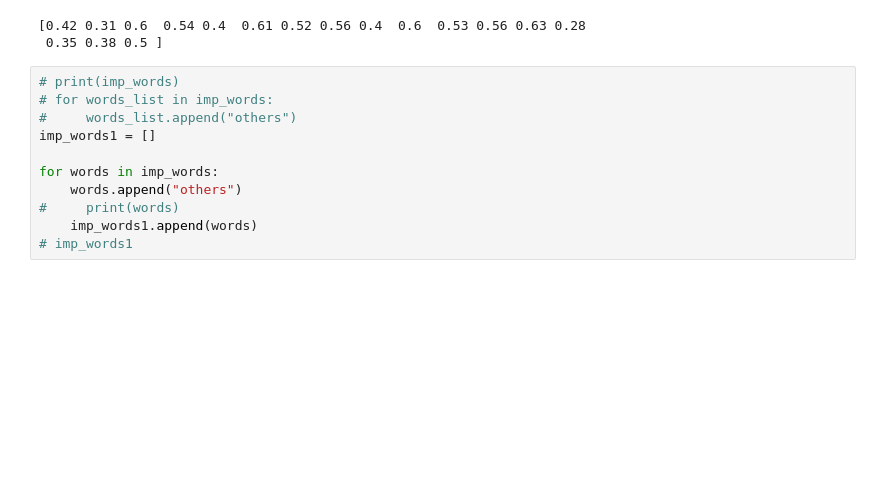
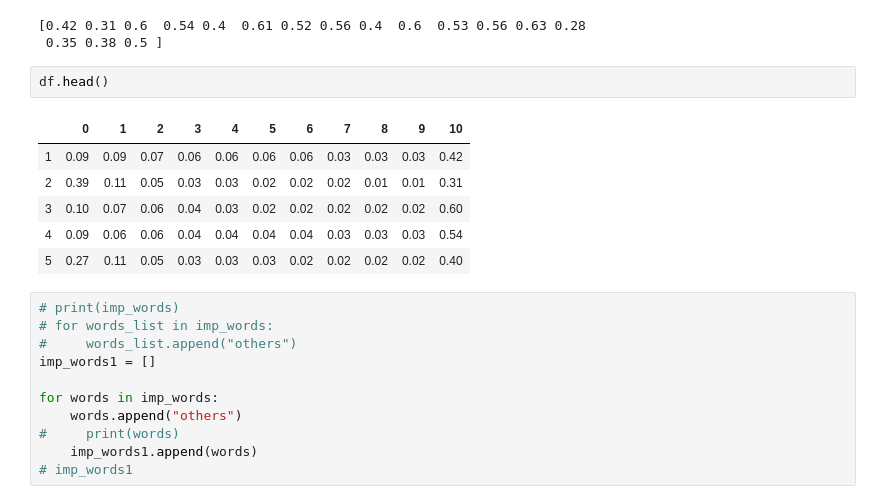
Before and after one commit to bishalsainju/Job-Satisfaction, a Jupyter notebook: analysis2/Top Ten Terms.ipynb, the cells around one changed output. Saved outputs shown, nothing was run; the diff lists cells and outputs as text; blank space fills up the shorter version.

```diff
--- a/analysis2/Top Ten Terms.ipynb
+++ b/analysis2/Top Ten Terms.ipynb
@@ -140,6 +140,15 @@ df = df.T
 # %% [output]
 [0.42 0.31 0.6  0.54 0.4  0.61 0.52 0.56 0.4  0.6  0.53 0.56 0.63 0.28
  0.35 0.38 0.5 ]
+# %%
+df.head()
+# %% [output]
+|  | 0 | 1 | 2 | 3 | 4 | 5 | 6 | 7 | 8 | 9 | 10 |
+| 1 | 0.09 | 0.09 | 0.07 | 0.06 | 0.06 | 0.06 | 0.06 | 0.03 | 0.03 | 0.03 | 0.42 |
+| 2 | 0.39 | 0.11 | 0.05 | 0.03 | 0.03 | 0.02 | 0.02 | 0.02 | 0.01 | 0.01 | 0.31 |
+| 3 | 0.10 | 0.07 | 0.06 | 0.04 | 0.03 | 0.02 | 0.02 | 0.02 | 0.02 | 0.02 | 0.60 |
+| 4 | 0.09 | 0.06 | 0.06 | 0.04 | 0.04 | 0.04 | 0.04 | 0.03 | 0.03 | 0.03 | 0.54 |
+| 5 | 0.27 | 0.11 | 0.05 | 0.03 | 0.03 | 0.03 | 0.02 | 0.02 | 0.02 | 0.02 | 0.40 |
 # %%
 # print(imp_words)
 # for words_list in imp_words:
```
Also changed, not shown: parts of 3 cells of this notebook, 2 other files.
